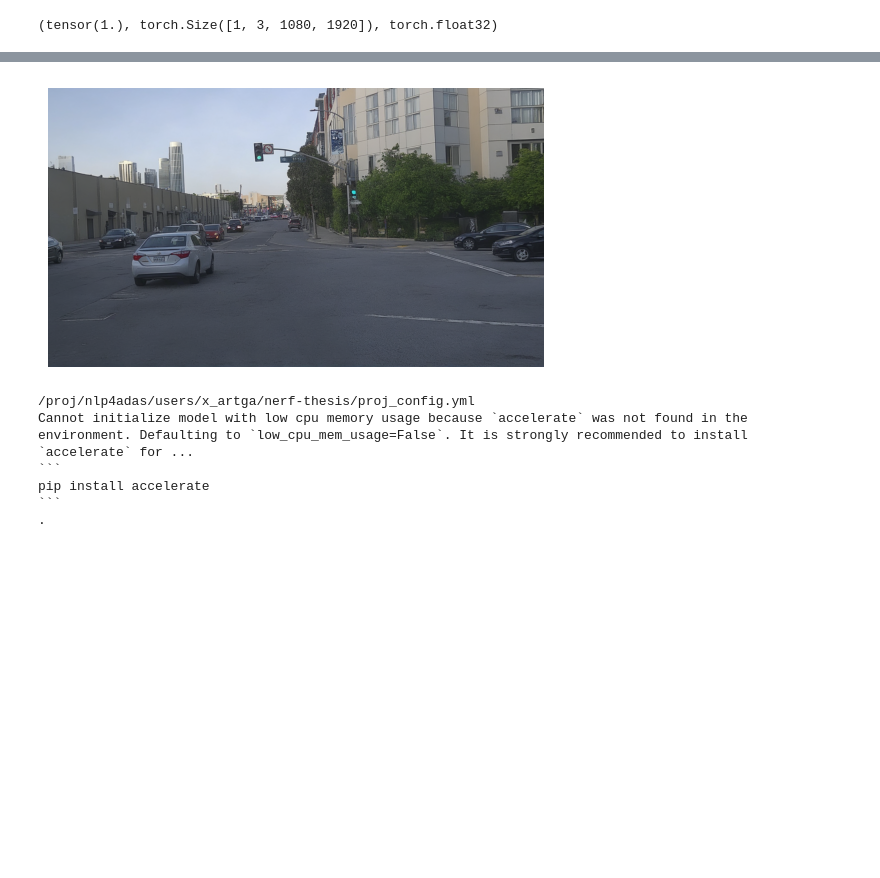
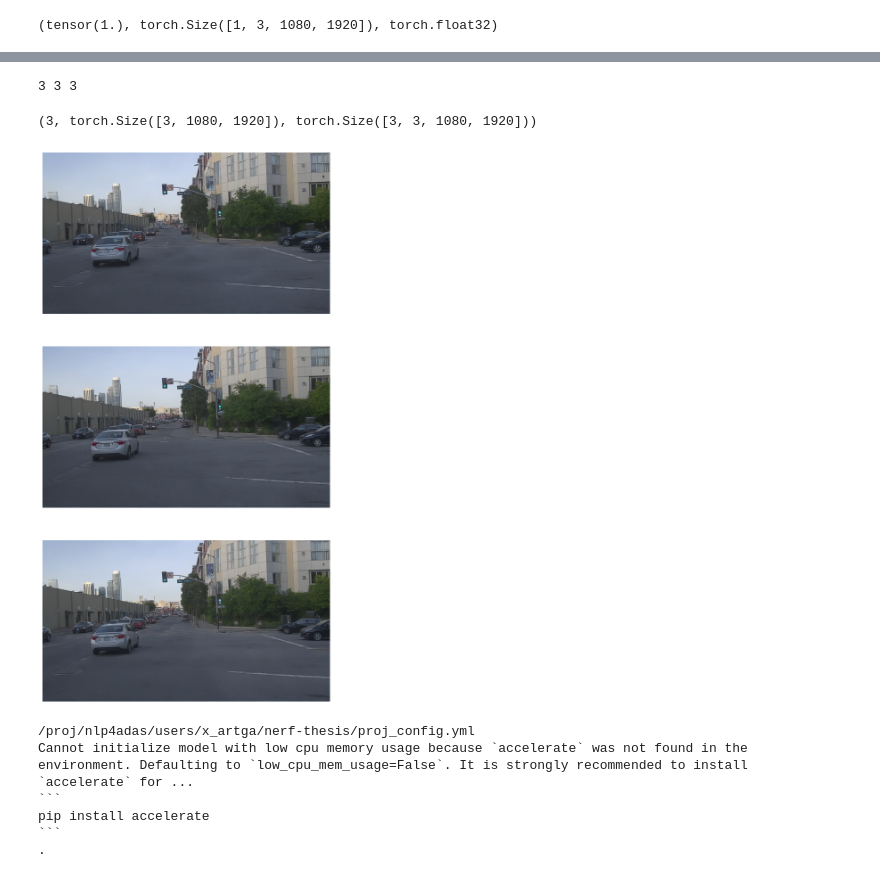
Before and after one commit to gasparyanartur/imaginedriving, a Jupyter notebook: notebooks/diffusion-example.ipynb, the cells around one changed output, grey strips where cells are left out. Drawn from its saved outputs; the diff is of its cells as text; code cells hidden in the pictures; blank space fills up the shorter version.

Commit message:
Fixing utils and diffusion stuff seeds!

```diff
--- a/notebooks/diffusion-example.ipynb
+++ b/notebooks/diffusion-example.ipynb
@@ -54,25 +72,44 @@ show_img(img_encdec[0])
-# %%
-img = pipe.forward(ex_img)
+# %%
+import torch
+seeds = [0, 1, 2]
+img_out = pipe(prompt="", image=ex_img, seeds=seeds)
+# %% [output]
+3 3 3
+# %%
+len(img_out), img_out[0].shape, img_out.shape
+# %% [output]
+(3, torch.Size([3, 1080, 1920]), torch.Size([3, 3, 1080, 1920]))
 # %%
 import matplotlib.pyplot as plt
 from torch import Tensor
 
 
 def show_img(img: Tensor, ax=None):
-    if ax is None:
-        fig = plt.figure()
-        ax = plt.gca()
+    batch_size = len(img.shape)
+    if batch_size == 4:
+        fig, axes = plt.subplots(img.size(0), 1, figsize=(16, 4*batch_size))
+
+    elif batch_size == 3:
+        if ax is None:
+            fig = plt.figure()
+            ax = plt.gca()
+
+        axes = [ax]
+        img = img[None, ...]
+
+    else:
+        assert False
 
     if img.shape[-1] != 3:
-        img = img.permute(1, 2, 0)
+        img = img.permute(0, 2, 3, 1)
 
-    ax.imshow(img)
-    ax.axis("off")
+    for ax, img in zip(axes, img):
+        ax.imshow(img)
+        ax.axis("off")
 
-
-show_img(img)
+show_img(img_out)
 # %% [output]
-[figure, old version]
+[figure, new version]
 # %%
 !PYTHONPATH='.' python scripts/run_diffusion.py ~/base/master-thesis-shared/renders/radnerf/pandaset-neurad/neurad-pandaset-test-001/test/rgb/front_camera/ ~/base/master-thesis-shared/diffusions/sdxl_ref_v1_0/radnerf/pandaset-neurad/neurad-pandaset-test-001/test/rgb/front_camera/
 # %% [output]
```
Also changed, not shown: parts of 4 cells of this notebook, 2 other files.
